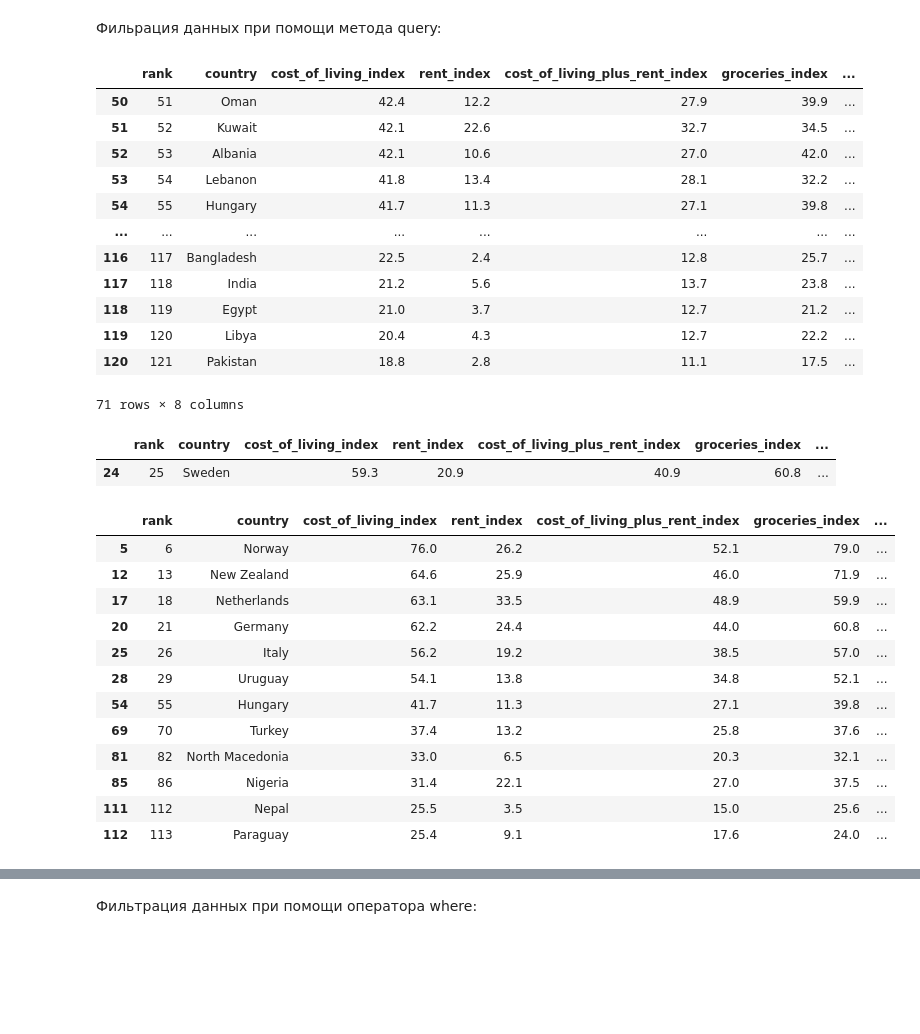
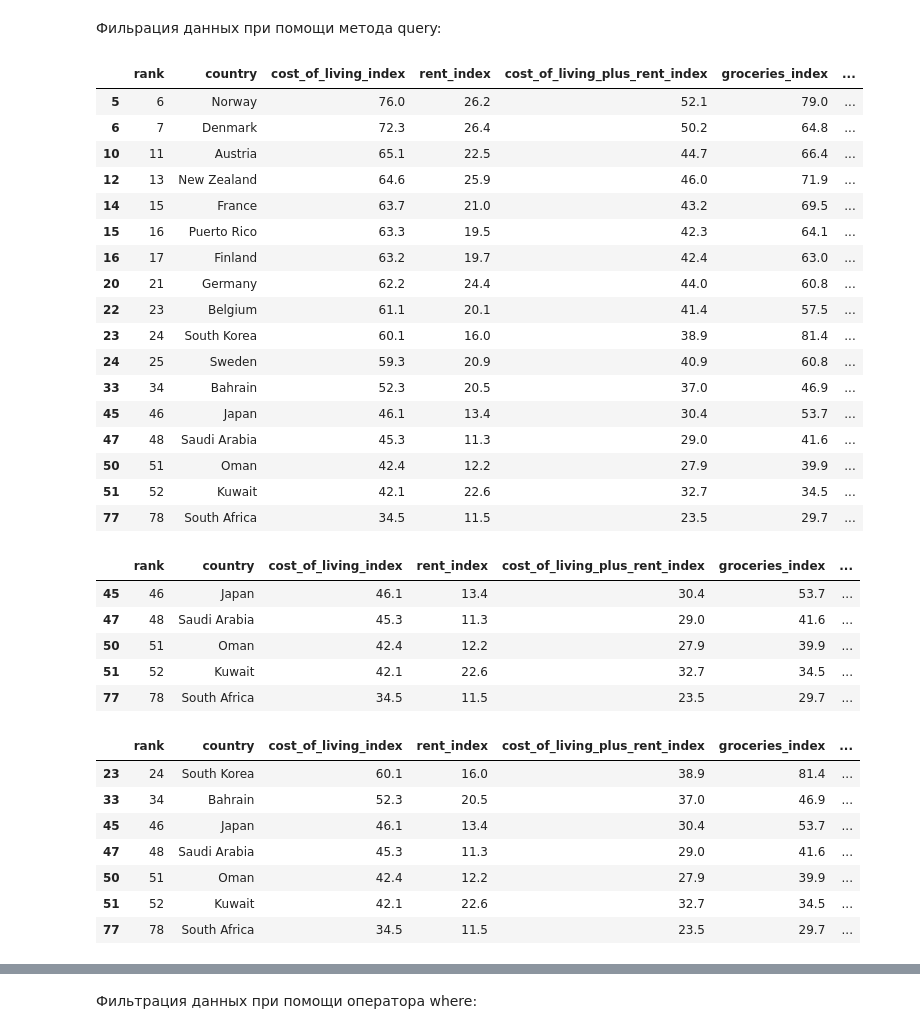
Before and after one commit to MariaKitty/practic, a Jupyter notebook: practic.ipynb, the cells around one changed output, grey strips where cells are left out. Cells and saved outputs as stored; diff of their text form; code cells hidden in the pictures; blank space fills up the shorter version.

```diff
--- a/practic.ipynb
+++ b/practic.ipynb
@@ -348,41 +348,44 @@ db_new.sort_values('local_purchasing_power_index', ascending=True)
 121 rows × 8 columns
 # %% [markdown]
 Фильрация данных при помощи метода query:
+# %%
+db_new.query("local_purchasing_power_index > 100 and rent_index < 30")
+# %% [output]
+|  | rank | country | cost_of_living_index | rent_index | cost_of_living_plus_rent_index | groceries_index | ... |
+| 5 | 6 | Norway | 76.0 | 26.2 | 52.1 | 79.0 | ... |
+| 6 | 7 | Denmark | 72.3 | 26.4 | 50.2 | 64.8 | ... |
+| 10 | 11 | Austria | 65.1 | 22.5 | 44.7 | 66.4 | ... |
+| 12 | 13 | New Zealand | 64.6 | 25.9 | 46.0 | 71.9 | ... |
+| 14 | 15 | France | 63.7 | 21.0 | 43.2 | 69.5 | ... |
+| 15 | 16 | Puerto Rico | 63.3 | 19.5 | 42.3 | 64.1 | ... |
+| 16 | 17 | Finland | 63.2 | 19.7 | 42.4 | 63.0 | ... |
+| 20 | 21 | Germany | 62.2 | 24.4 | 44.0 | 60.8 | ... |
+| 22 | 23 | Belgium | 61.1 | 20.1 | 41.4 | 57.5 | ... |
+| 23 | 24 | South Korea | 60.1 | 16.0 | 38.9 | 81.4 | ... |
+| 24 | 25 | Sweden | 59.3 | 20.9 | 40.9 | 60.8 | ... |
+| 33 | 34 | Bahrain | 52.3 | 20.5 | 37.0 | 46.9 | ... |
+| 45 | 46 | Japan | 46.1 | 13.4 | 30.4 | 53.7 | ... |
+| 47 | 48 | Saudi Arabia | 45.3 | 11.3 | 29.0 | 41.6 | ... |
+| 50 | 51 | Oman | 42.4 | 12.2 | 27.9 | 39.9 | ... |
+| 51 | 52 | Kuwait | 42.1 | 22.6 | 32.7 | 34.5 | ... |
+| 77 | 78 | South Africa | 34.5 | 11.5 | 23.5 | 29.7 | ... |
 # %%
-db_new.query("rank > 50")
+db_new.query("local_purchasing_power_index > 100 and cost_of_living_index < 50")
 # %% [output]
 |  | rank | country | cost_of_living_index | rent_index | cost_of_living_plus_rent_index | groceries_index | ... |
+| 45 | 46 | Japan | 46.1 | 13.4 | 30.4 | 53.7 | ... |
+| 47 | 48 | Saudi Arabia | 45.3 | 11.3 | 29.0 | 41.6 | ... |
 | 50 | 51 | Oman | 42.4 | 12.2 | 27.9 | 39.9 | ... |
 | 51 | 52 | Kuwait | 42.1 | 22.6 | 32.7 | 34.5 | ... |
-| 52 | 53 | Albania | 42.1 | 10.6 | 27.0 | 42.0 | ... |
-| 53 | 54 | Lebanon | 41.8 | 13.4 | 28.1 | 32.2 | ... |
-| 54 | 55 | Hungary | 41.7 | 11.3 | 27.1 | 39.8 | ... |
-| ... | ... | ... | ... | ... | ... | ... | ... |
-| 116 | 117 | Bangladesh | 22.5 | 2.4 | 12.8 | 25.7 | ... |
-| 117 | 118 | India | 21.2 | 5.6 | 13.7 | 23.8 | ... |
-| 118 | 119 | Egypt | 21.0 | 3.7 | 12.7 | 21.2 | ... |
-| 119 | 120 | Libya | 20.4 | 4.3 | 12.7 | 22.2 | ... |
-| 120 | 121 | Pakistan | 18.8 | 2.8 | 11.1 | 17.5 | ... |
+| 77 | 78 | South Africa | 34.5 | 11.5 | 23.5 | 29.7 | ... |
-71 rows × 8 columns
-# %%
-name = "Sweden"
-db_new.query("country == @name")
-# %% [output]
-|  | rank | country | cost_of_living_index | rent_index | cost_of_living_plus_rent_index | groceries_index | ... |
-| 24 | 25 | Sweden | 59.3 | 20.9 | 40.9 | 60.8 | ... |
-# %%
-db_new.query("country.str.startswith('N') or country.str.endswith('y')")
-# %% [output]
-|  | rank | country | cost_of_living_index | rent_index | cost_of_living_plus_rent_index | groceries_index | ... |
-| 5 | 6 | Norway | 76.0 | 26.2 | 52.1 | 79.0 | ... |
-| 12 | 13 | New Zealand | 64.6 | 25.9 | 46.0 | 71.9 | ... |
-| 17 | 18 | Netherlands | 63.1 | 33.5 | 48.9 | 59.9 | ... |
-| 20 | 21 | Germany | 62.2 | 24.4 | 44.0 | 60.8 | ... |
-| 25 | 26 | Italy | 56.2 | 19.2 | 38.5 | 57.0 | ... |
-| 28 | 29 | Uruguay | 54.1 | 13.8 | 34.8 | 52.1 | ... |
-| 54 | 55 | Hungary | 41.7 | 11.3 | 27.1 | 39.8 | ... |
-| 69 | 70 | Turkey | 37.4 | 13.2 | 25.8 | 37.6 | ... |
-| 81 | 82 | North Macedonia | 33.0 | 6.5 | 20.3 | 32.1 | ... |
-| 85 | 86 | Nigeria | 31.4 | 22.1 | 27.0 | 37.5 | ... |
-| 111 | 112 | Nepal | 25.5 | 3.5 | 15.0 | 25.6 | ... |
-| 112 | 113 | Paraguay | 25.4 | 9.1 | 17.6 | 24.0 | ... |
+# %%
+db_new.query("local_purchasing_power_index > 100 and cost_of_living_plus_rent_index < 40")
+# %% [output]
+|  | rank | country | cost_of_living_index | rent_index | cost_of_living_plus_rent_index | groceries_index | ... |
+| 23 | 24 | South Korea | 60.1 | 16.0 | 38.9 | 81.4 | ... |
+| 33 | 34 | Bahrain | 52.3 | 20.5 | 37.0 | 46.9 | ... |
+| 45 | 46 | Japan | 46.1 | 13.4 | 30.4 | 53.7 | ... |
+| 47 | 48 | Saudi Arabia | 45.3 | 11.3 | 29.0 | 41.6 | ... |
+| 50 | 51 | Oman | 42.4 | 12.2 | 27.9 | 39.9 | ... |
+| 51 | 52 | Kuwait | 42.1 | 22.6 | 32.7 | 34.5 | ... |
+| 77 | 78 | South Africa | 34.5 | 11.5 | 23.5 | 29.7 | ... |
```
Also changed, not shown: parts of 63 cells of this notebook.
